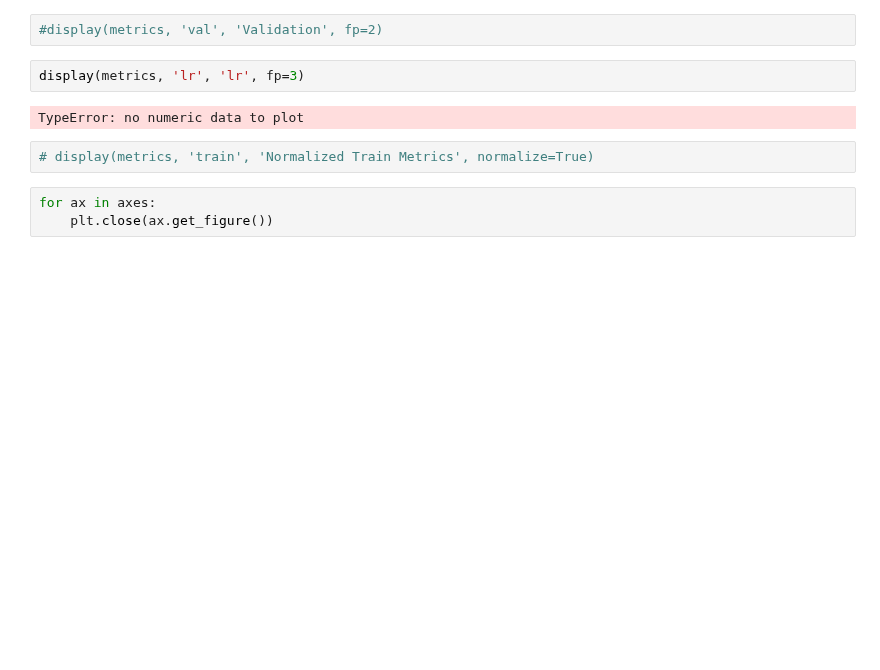
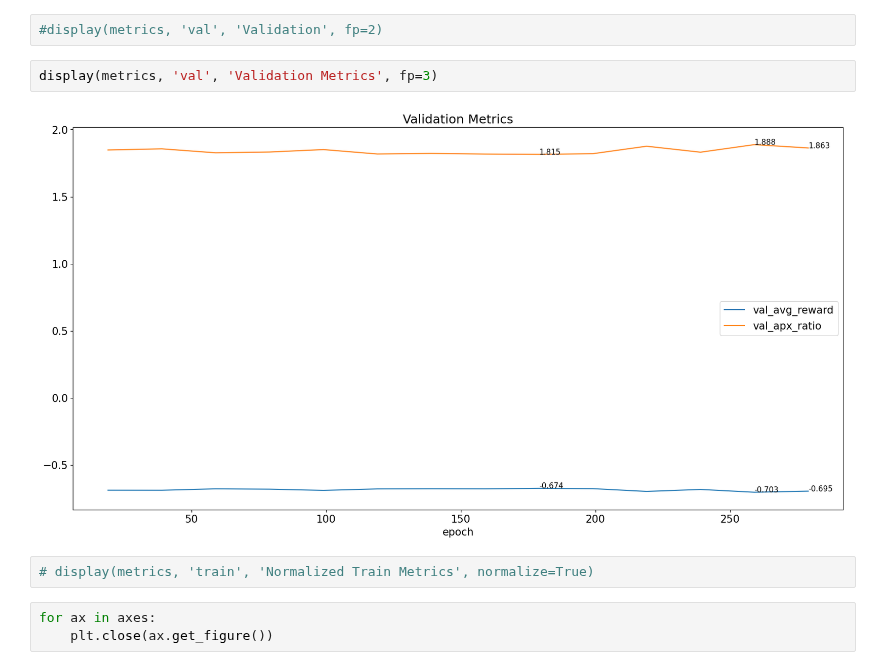
Before and after one commit to osnieltx/gnn-co, a Jupyter notebook: validation/history_visualizer.ipynb, the cells around one changed output. Drawn from its saved outputs; the diff is of its cells as text; blank space fills up the shorter version.

```diff
--- a/validation/history_visualizer.ipynb
+++ b/validation/history_visualizer.ipynb
@@ -78,9 +78,9 @@ display(metrics, 'loss_critic', 'Loss Critic', fp=3)
 # %%
 #display(metrics, 'val', 'Validation', fp=2)
 # %%
-display(metrics, 'lr', 'lr', fp=3)
+display(metrics, 'val', 'Validation Metrics', fp=3)
 # %% [output]
-TypeError: no numeric data to plot
+[figure, added]
 # %%
 # display(metrics, 'train', 'Normalized Train Metrics', normalize=True)
 # %%
```
Also changed, not shown: parts of 4 cells of this notebook, 1 other file.
